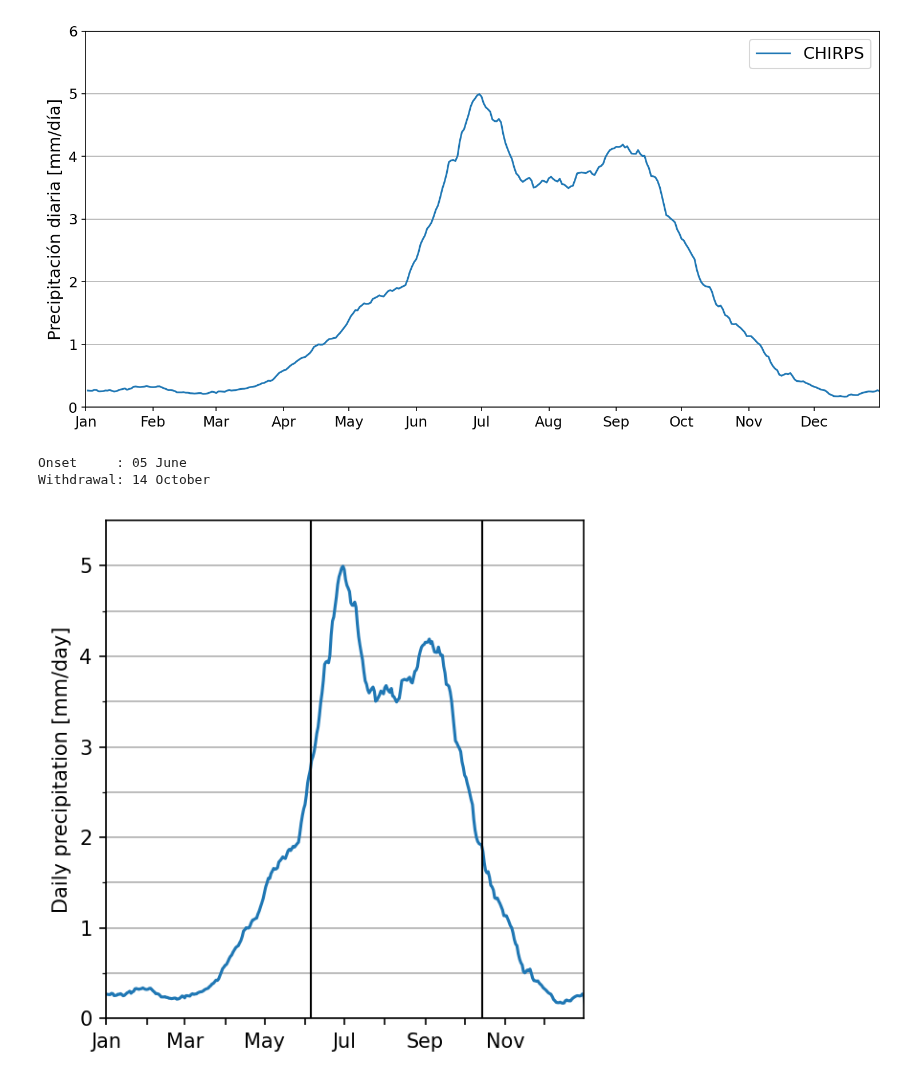
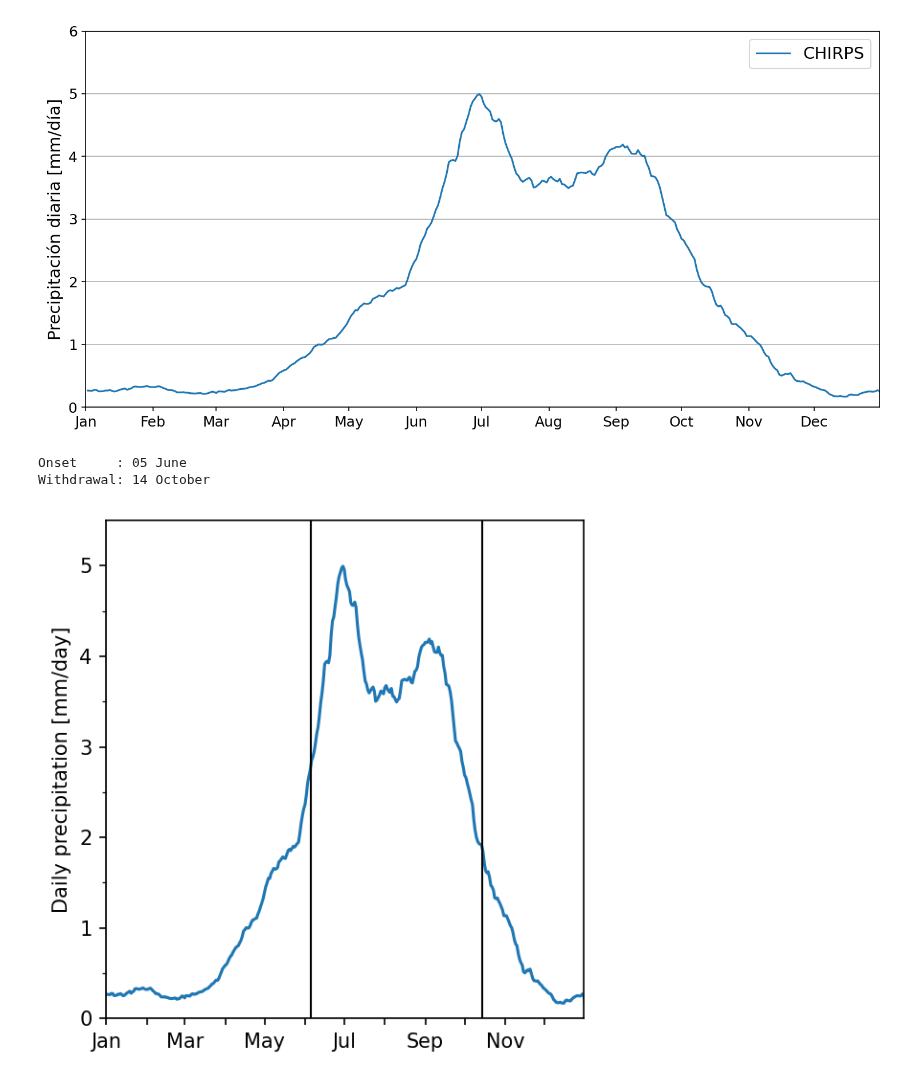
Before and after one commit to rodrigoms95/sequia, a Jupyter notebook: code/pre_CHIRPS.ipynb, the cells around one changed output. Cells and saved outputs as stored; diff of their text form; code cells hidden in the pictures.

```diff
--- a/code/pre_CHIRPS.ipynb
+++ b/code/pre_CHIRPS.ipynb
@@ -123,32 +123,32 @@ fig.set_size_inches(4, 4)
 fig.set_dpi(150)
 
 # Curva suavizada.
 ax.plot(df_mean)
 
 # Onset y withdrawal.
 ax.plot( (onset, onset), (0, 6), color = "k", linewidth = 1 )
 ax.plot( (withdrawal, withdrawal), (0, 6), color = "k", linewidth = 1 )
 
-ax.grid(axis = "y", which = "both")
+#ax.grid(axis = "y", which = "both")
 ax.set_yticks(np.arange(0, 6, 1))
 ax.set_yticks(np.arange(0, 5.5, 0.5), minor = True)
 ax.set_ylabel("Daily precipitation [mm/day]")
 #ax.set_xlabel("Month")
 ax.set_ylim(0, 5.5)
 ax.set_xlim( pd.to_datetime("2000-01-01"),
     pd.to_datetime("2000-12-31") )
 ax.set_title("")
 # Formato de fecha.
 ax.xaxis.set_major_locator(mdates.MonthLocator())
 #ax.xaxis.set_major_formatter(mdates.DateFormatter("%b"))
 ax.set_xticklabels( ["Jan", "", "Mar", "", "May", "",
     "Jul", "", "Sep", "", "Nov", ""] )
 
 # Separación adecuada entre gráficas.
 fig.tight_layout()
 
 fig.savefig(path_r + "pre_ind_cuenca_CHIRPS.eps", bbox_inches = "tight")
 # %% [output]
 Onset     : 05 June
 Withdrawal: 14 October
-[figure, old version]
+[figure, new version]
```
Also changed, not shown: 3 other files.
